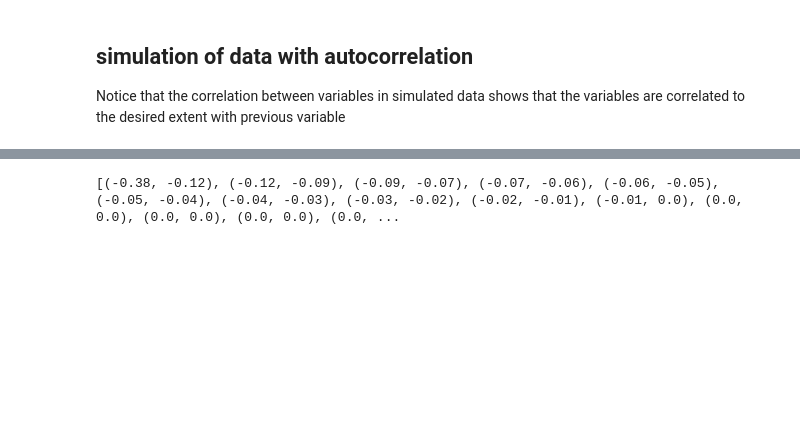
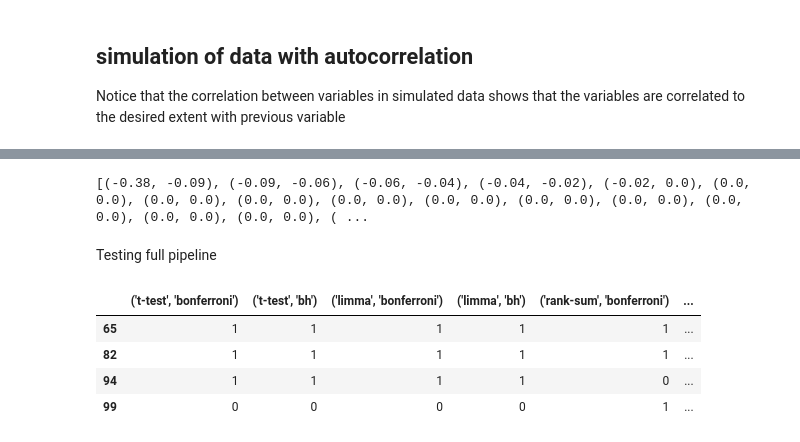
Before and after one commit to uio-bmi/fdr_under_dependencies, a Jupyter notebook: scripts/sanity_checking_simulations.ipynb, the cells around one changed output, grey strips where cells are left out. Cells and saved outputs as stored; diff of their text form; code cells hidden in the pictures; blank space fills up the shorter version.

```diff
--- a/scripts/sanity_checking_simulations.ipynb
+++ b/scripts/sanity_checking_simulations.ipynb
@@ -40,13 +92,11 @@ dependencies = True # whether I want dependencies or not; if false, no correlati
 # corr_coef_distribution = [(-0.79, -0.09), (-0.79, -0.09), (-0.08, 0.0), (0.0, 0.0), (0.0, 0.05),
 #                           (0.06, 0.18), (0.18, 0.32), (0.18, 0.32), (0.32, 0.95), (0.32, 0.95)]
 # corr_coef_distribution = [(-0.79, -0.09), (-0.08, 0.32), (0.32, 0.95)]
-corr_coef_distribution = [(0.6, 0.95)]
+corr_coef_distribution = [(0.8, 0.95)]
 sim_data = simulate_methyl_data(realworld_data, n_sites, n_observations, dependencies, corr_coef_distribution)
 intervals = estimate_realworld_corrcoef_distribution(sim_data)
 print(intervals)
+# %% [output]
+[(-0.38, -0.09), (-0.09, -0.06), (-0.06, -0.04), (-0.04, -0.02), (-0.02, 0.0), (0.0, 0.0), (0.0, 0.0), (0.0, 0.0), (0.0, 0.0), (0.0, 0.0), (0.0, 0.0), (0.0, 0.0), (0.0, 0.0), (0.0, 0.0), (0.0, 0.0), ( ...
-# %%
-real_data = sample_realworld_methyl_val(n_sites=n_sites, realworld_data=realworld_data)
-real_intervals = estimate_realworld_corrcoef_distribution(sim_data)
-print(real_intervals)
-# %% [output]
-[(-0.38, -0.12), (-0.12, -0.09), (-0.09, -0.07), (-0.07, -0.06), (-0.06, -0.05), (-0.05, -0.04), (-0.04, -0.03), (-0.03, -0.02), (-0.02, -0.01), (-0.01, 0.0), (0.0, 0.0), (0.0, 0.0), (0.0, 0.0), (0.0, ...
+# %% [markdown]
+Testing full pipeline
@@ -52,0 +123,9 @@ print(real_intervals)
+# %%
+non_zero_res = res_df[res_df.any(axis=1)]
+non_zero_res
+# %% [output]
+|  | ('t-test', 'bonferroni') | ('t-test', 'bh') | ('limma', 'bonferroni') | ('limma', 'bh') | ('rank-sum', 'bonferroni') | ... |
+| 65 | 1 | 1 | 1 | 1 | 1 | ... |
+| 82 | 1 | 1 | 1 | 1 | 1 | ... |
+| 94 | 1 | 1 | 1 | 1 | 0 | ... |
+| 99 | 0 | 0 | 0 | 0 | 1 | ... |
```
Also changed, not shown: parts of 19 cells of this notebook, 5 other files.
